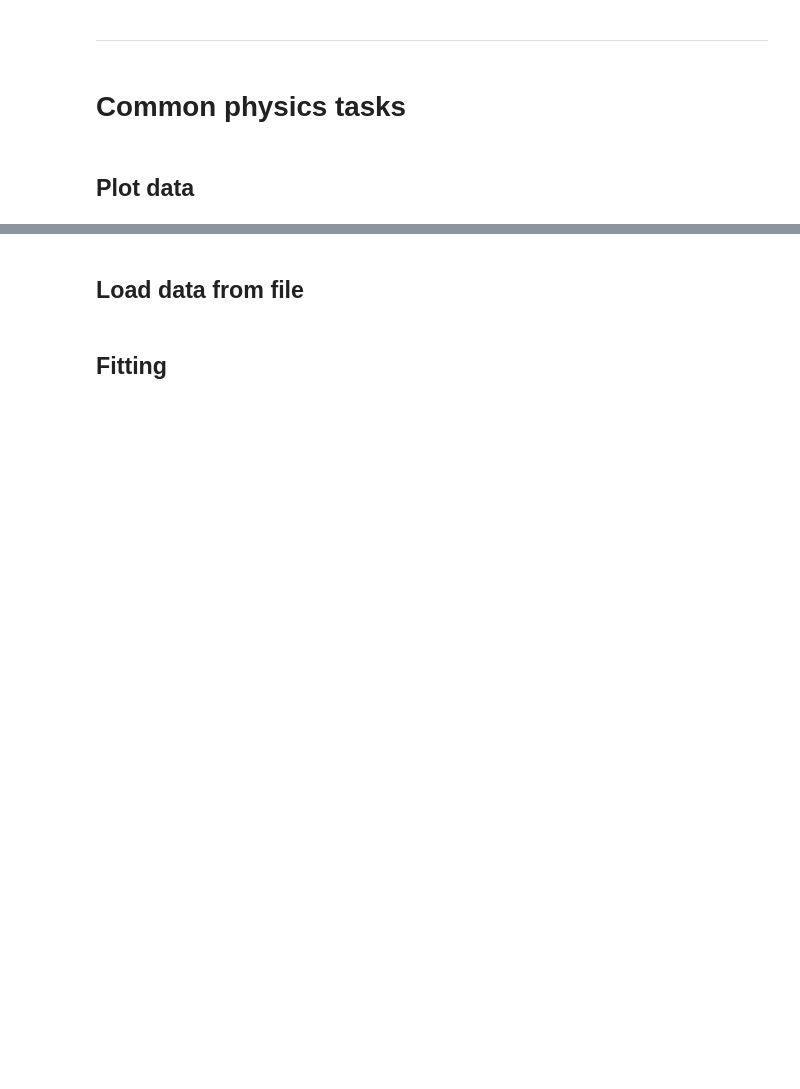
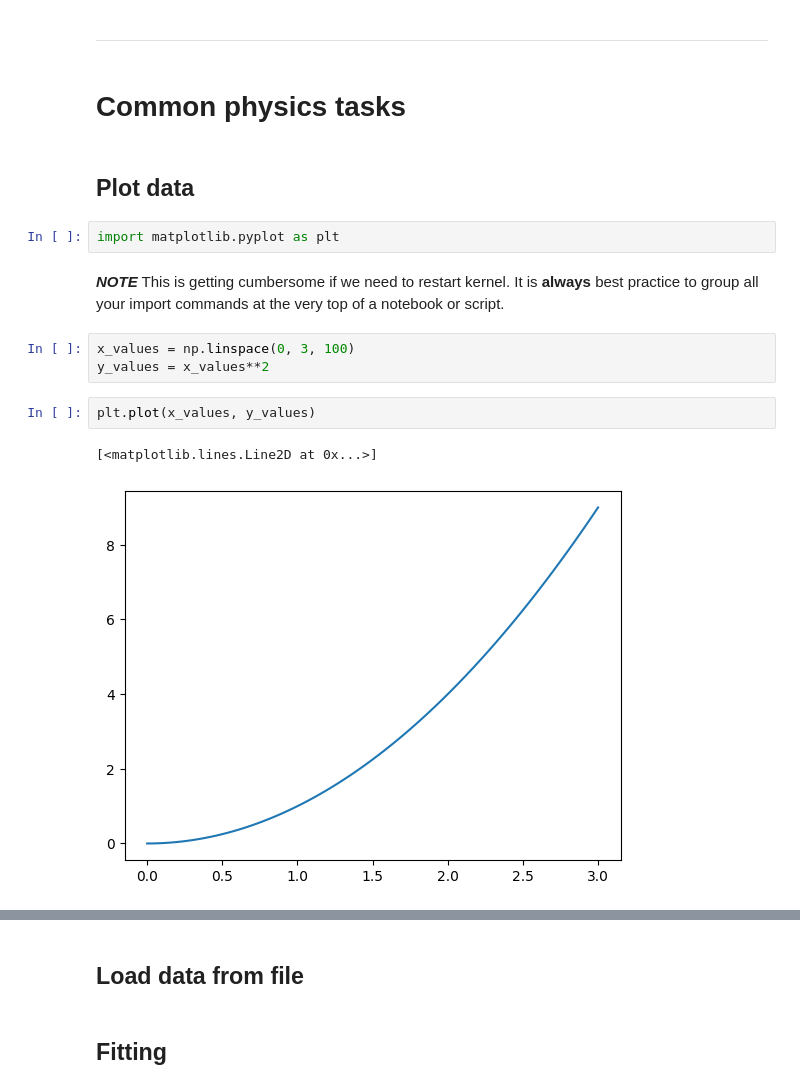
Before and after one commit to uon-sips/python-bootcamp, a Jupyter notebook: bootcamp.ipynb, the cells around one changed output, grey strips where cells are left out. Cells and saved outputs as stored; diff of their text form; blank space fills up the shorter version.

```diff
--- a/bootcamp.ipynb
+++ b/bootcamp.ipynb
@@ -165,3 +169,15 @@ my_pkge.get_favourite_subject('lachlan')
 # Common physics tasks
 # %% [markdown]
 ## Plot data
+# %%
+import matplotlib.pyplot as plt
+# %% [markdown]
+***NOTE*** This is getting cumbersome if we need to restart kernel. It is **always** best practice to group all your import commands at the very top of a notebook or script.
+# %%
+x_values = np.linspace(0, 3, 100)
+y_values = x_values**2
+# %%
+plt.plot(x_values, y_values)
+# %% [output]
+[<matplotlib.lines.Line2D at 0x...>]
+[figure, added]
```
Also changed, not shown: parts of 6 cells of this notebook, 1 other file.
